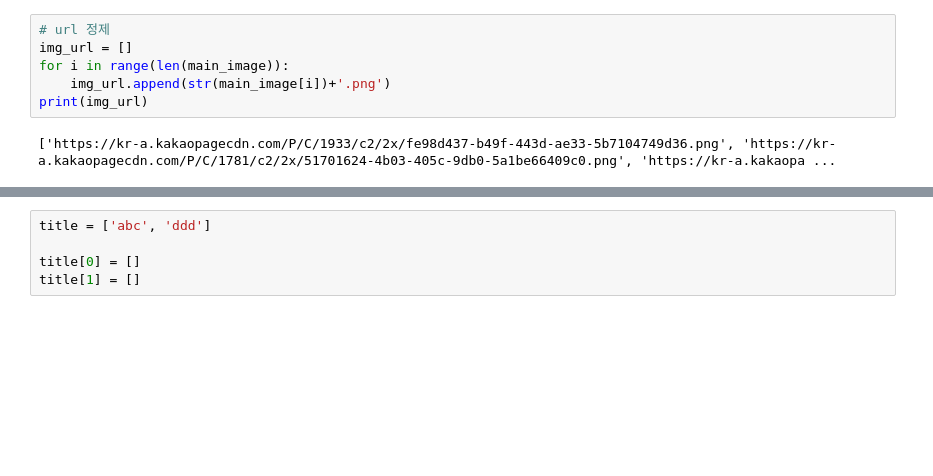
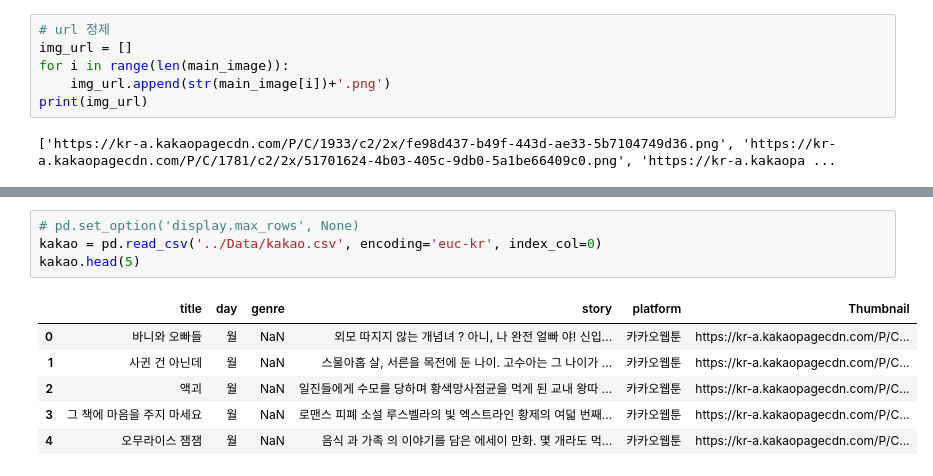
Before and after one commit to amps93/Project03_Webtoon_Recommender_System, a Jupyter notebook: Kakao/Code/Kakao_thumb.ipynb, the cells around one changed output, grey strips where cells are left out. Saved outputs shown, nothing was run; the diff lists cells and outputs as text; blank space fills up the shorter version.

```diff
--- a/Kakao/Code/Kakao_thumb.ipynb
+++ b/Kakao/Code/Kakao_thumb.ipynb
@@ -144,5 +140,11 @@ print(time.time() - start)
-# %%
-title = ['abc', 'ddd']
-
-title[0] = []
-title[1] = []
+# %%
+# pd.set_option('display.max_rows', None)
+kakao = pd.read_csv('../Data/kakao.csv', encoding='euc-kr', index_col=0)
+kakao.head(5)
+# %% [output]
+|  | title | day | genre | story | platform | Thumbnail |
+| 0 | 바니와 오빠들 | 월 | NaN | 외모 따지지 않는 개념녀 ? 아니, 나 완전 얼빠 야! 신입... | 카카오웹툰 | https://kr-a.kakaopagecdn.com/P/C... |
+| 1 | 사귄 건 아닌데 | 월 | NaN | 스물아홉 살, 서른을 목전에 둔 나이. 고수아는 그 나이가 ... | 카카오웹툰 | https://kr-a.kakaopagecdn.com/P/C... |
+| 2 | 액괴 | 월 | NaN | 일진들에게 수모를 당하며 황색망사점균을 먹게 된 교내 왕따 ... | 카카오웹툰 | https://kr-a.kakaopagecdn.com/P/C... |
+| 3 | 그 책에 마음을 주지 마세요 | 월 | NaN | 로맨스 피폐 소설 루스벨라의 빛 엑스트라인 황제의 여덟 번째... | 카카오웹툰 | https://kr-a.kakaopagecdn.com/P/C... |
+| 4 | 오무라이스 잼잼 | 월 | NaN | 음식 과 가족 의 이야기를 담은 에세이 만화. 몇 개라도 먹... | 카카오웹툰 | https://kr-a.kakaopagecdn.com/P/C... |
```
Also changed, not shown: parts of 12 cells of this notebook, 3 other files.
